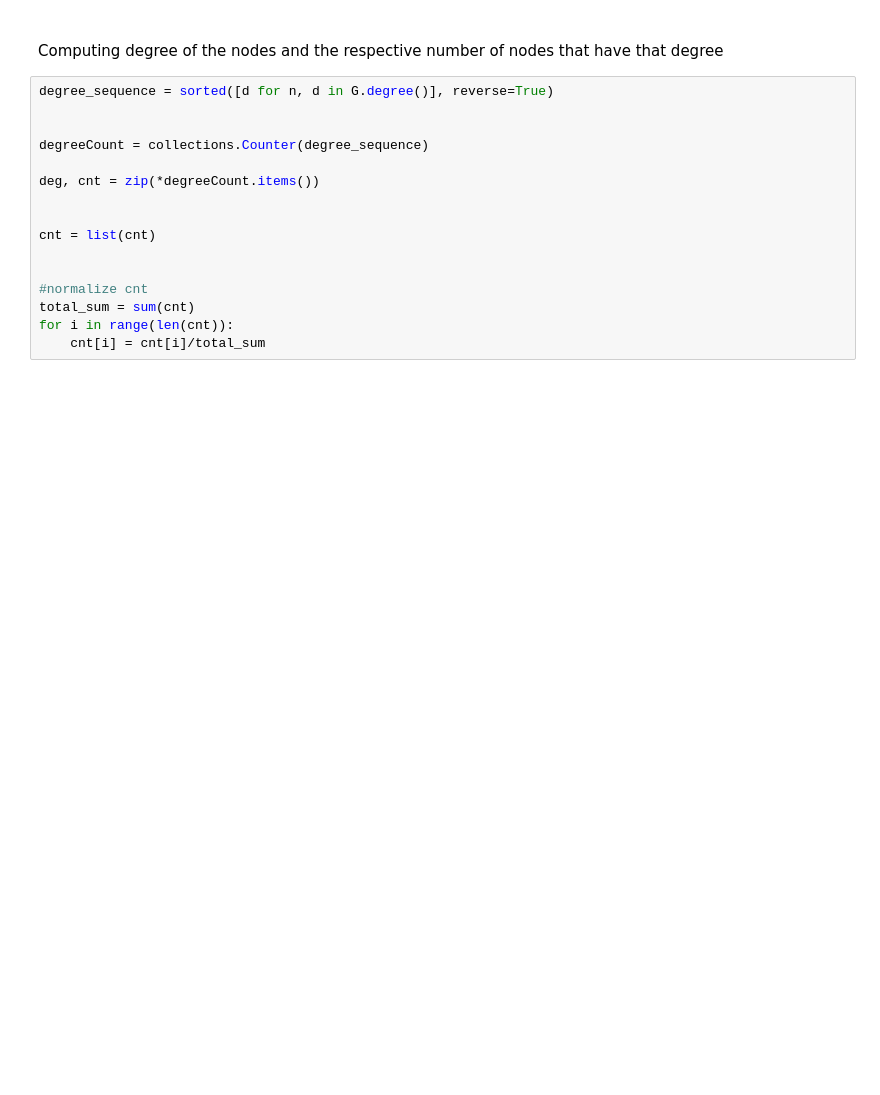
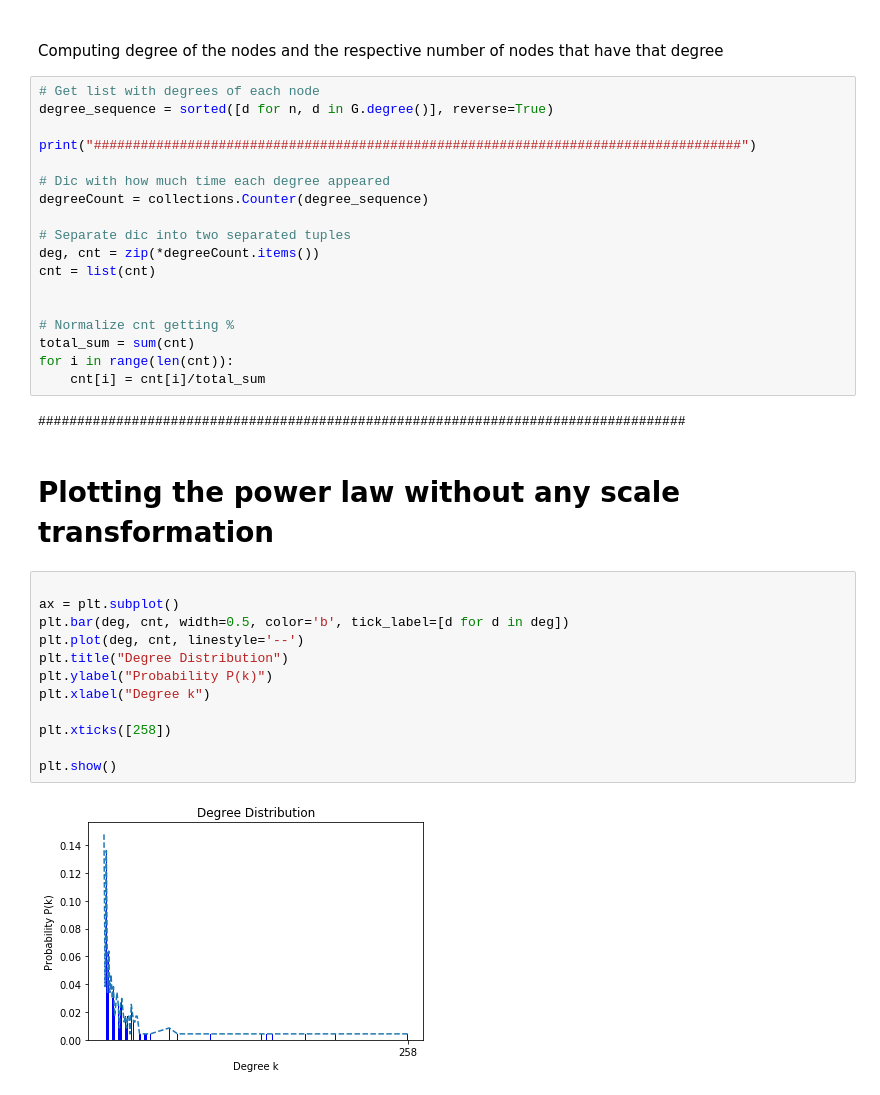
Before and after one commit to DCalhas/RC_Project, a Jupyter notebook: main.ipynb, the cells around one changed output. Saved outputs shown, nothing was run; the diff lists cells and outputs as text; blank space fills up the shorter version.

```diff
--- a/main.ipynb
+++ b/main.ipynb
@@ -37,19 +46,39 @@ Closeness Centrality:  {'0': 0.47560975609756095, '1': 0.43820224719101125, '2':
 Computing degree of the nodes and the respective number of nodes that have that degree
 <br>
 # %%
+# Get list with degrees of each node
 degree_sequence = sorted([d for n, d in G.degree()], reverse=True)
 
+print("###################################################################################")
 
+# Dic with how much time each degree appeared
 degreeCount = collections.Counter(degree_sequence)
 
+# Separate dic into two separated tuples
 deg, cnt = zip(*degreeCount.items())
-
-
 cnt = list(cnt)
 
 
-#normalize cnt
+# Normalize cnt getting %
 total_sum = sum(cnt)
 for i in range(len(cnt)):
     cnt[i] = cnt[i]/total_sum
+# %% [output]
+###################################################################################
+# %% [markdown]
+# Plotting the power law without any scale transformation
+# %%
+
+ax = plt.subplot()
+plt.bar(deg, cnt, width=0.5, color='b', tick_label=[d for d in deg])
+plt.plot(deg, cnt, linestyle='--')
+plt.title("Degree Distribution")
+plt.ylabel("Probability P(k)")
+plt.xlabel("Degree k")
+
+plt.xticks([258])
+
+plt.show()
+# %% [output]
+[figure, added]
 # %% [markdown]
```
Also changed, not shown: parts of 8 cells of this notebook.
